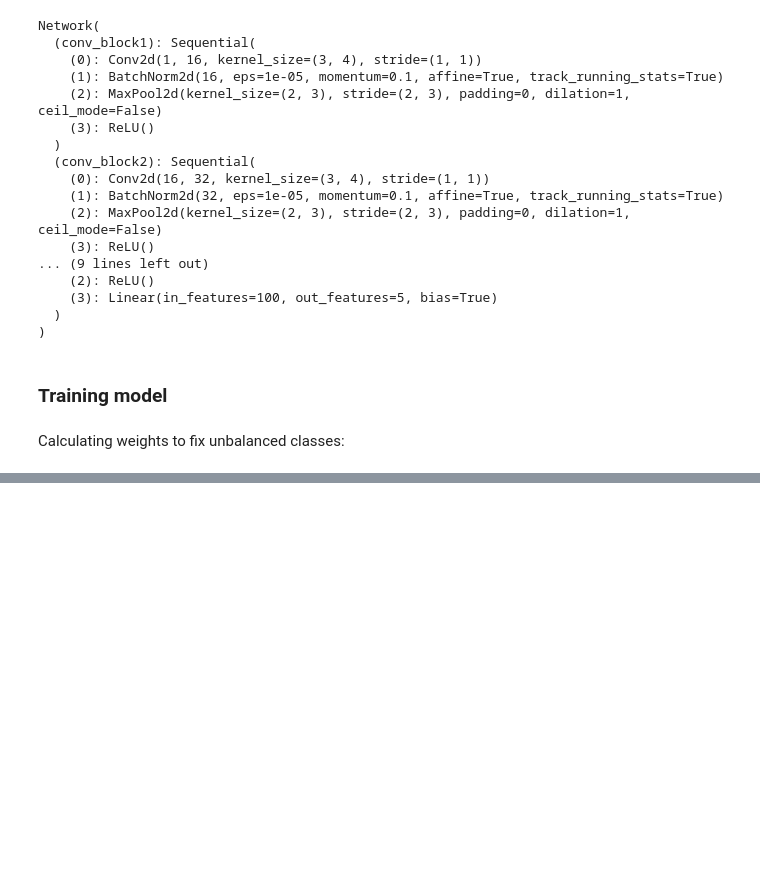
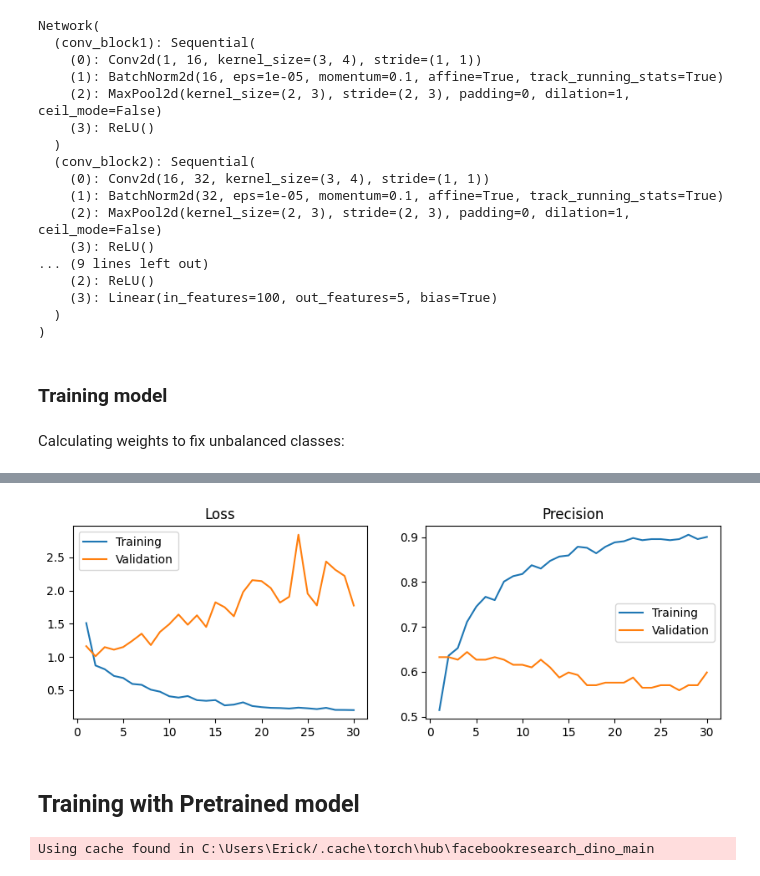
Before and after one commit to edcalderin/Heartbet-Sound-Anomaly-Detector, a Jupyter notebook: notebooks/training.ipynb, the cells around one changed output, grey strips where cells are left out. Saved outputs shown, nothing was run; the diff lists cells and outputs as text; code cells hidden in the pictures; blank space fills up the shorter version.

```diff
--- a/notebooks/training.ipynb
+++ b/notebooks/training.ipynb
@@ -264,0 +270,22 @@ Name: count, dtype: float64
+# %%
+%%time
+
+device: str = 'cuda' if torch.cuda.is_available() else 'cpu'
+
+model = Network()
+
+hearbetDetectorNetwork = HearbetDetectorTrainer(model=model, device = device)
+
+class_weights = torch.tensor([0.34, 0.85, 2.83, 2.93, 5.86]).to(device)
+loss_function = nn.CrossEntropyLoss(weight = class_weights)
+EPOCHS: int = 30
+BATCH_SIZE: int = 4
+LEARNING_RATE: float = 0.0001
+optimizer = torch.optim.SGD(params = model.parameters(), lr = LEARNING_RATE, momentum = 0.9)
+
+history = hearbetDetectorNetwork.fit(loss_function = loss_function,
+                                     optimizer = optimizer,
+                                     epochs = EPOCHS,
+                                     batch_size = BATCH_SIZE,
+                                     training_set = train_dataset,
+                                     validation_set = test_dataset)
@@ -264,0 +311,21 @@ Name: count, dtype: float64
+# %%
+def plot_loss_curves(history: Dict[str, List]):
+    _, (ax1, ax2) = plt.subplots(1, 2, figsize=(10, 3))
+
+    epochs = range(1, len(history['loss']) + 1)
+
+    ax1.set_title('Loss')
+    ax1.plot(epochs, history['loss'], label='Training')
+    ax1.plot(epochs, history['val_loss'], label='Validation')
+    ax1.legend()
+
+    ax2.set_title('Precision')
+    ax2.plot(epochs, history['precision'], label='Training')
+    ax2.plot(epochs, history['val_precision'], label='Validation')
+    ax2.legend()
+# %%
+plot_loss_curves(history)
+# %% [output]
+[figure, added]
+# %% [markdown]
+## Training with Pretrained model
@@ -264,0 +372,4 @@ Name: count, dtype: float64
+# %%
+dino_vitb8 = torch.hub.load('facebookresearch/dino:main', 'dino_vitb8')
+# %% [output]
+Using cache found in C:\Users\Erick/.cache\torch\hub\facebookresearch_dino_main
```
Also changed, not shown: parts of 9 cells of this notebook, 2 other files.
